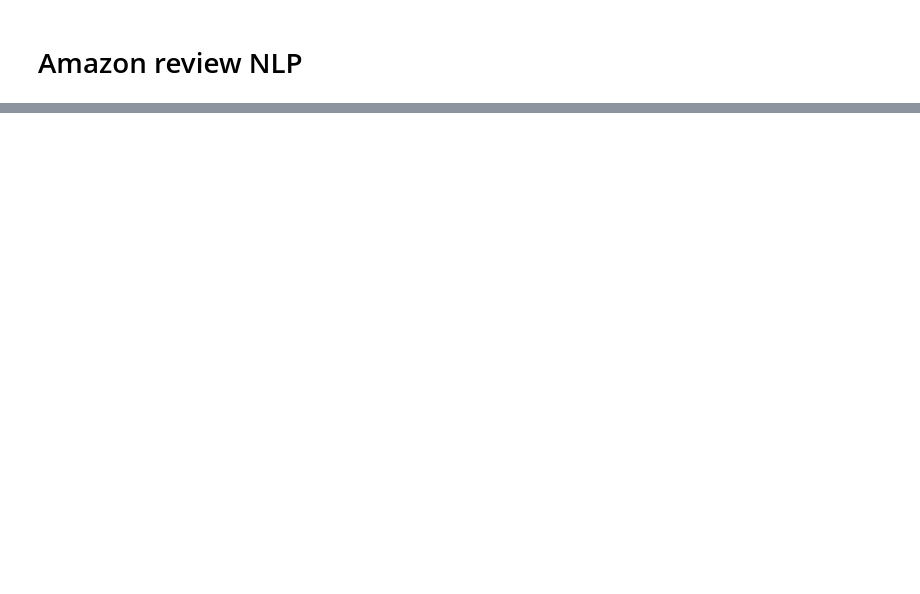
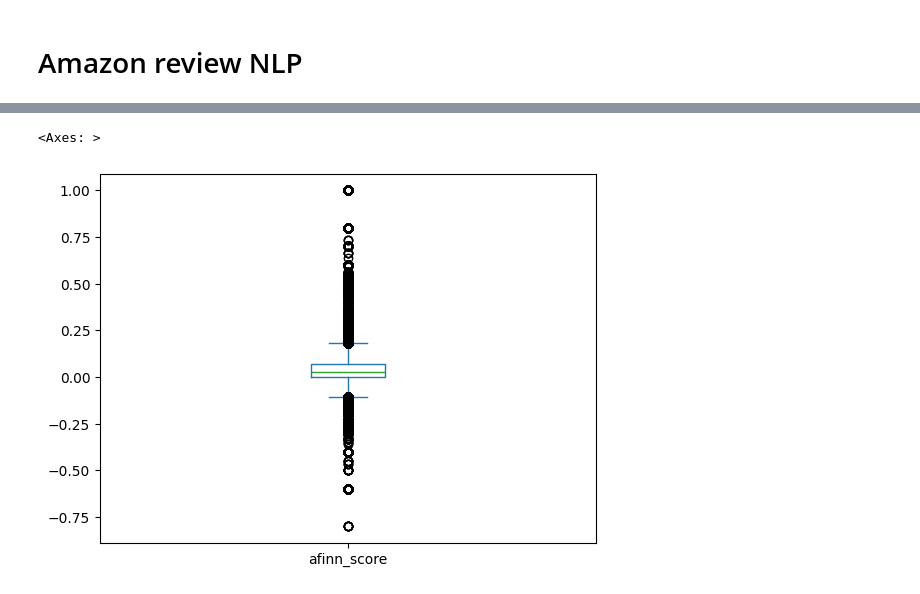
Before and after one commit to wj-484/wj-dspp-repo, a Jupyter notebook: review-nlp/Amazon-review-NLP.ipynb, the cells around one changed output, grey strips where cells are left out. Saved outputs shown, nothing was run; the diff lists cells and outputs as text; code cells hidden in the pictures; blank space fills up the shorter version.

```diff
--- a/review-nlp/Amazon-review-NLP.ipynb
+++ b/review-nlp/Amazon-review-NLP.ipynb
@@ -124,0 +261,17 @@ raw_reviews['afinn_score'] = raw_reviews['tokens'].progress_apply(normalised_afi
+# %%
+# Tokenize text
+from nltk.tokenize import word_tokenize
+
+raw_reviews['tokens'] = raw_reviews['cleaned_text'].progress_apply(word_tokenize)
+
+clear_output()
+# %%
+# Remove stopwords
+english_stopwords = set(nltk.corpus.stopwords.words('english'))
+
+def remove_stopwords(tokens):
+    return [token for token in tokens if token not in english_stopwords]
+
+raw_reviews['no_stopword_tokens'] = raw_reviews['tokens'].progress_apply(remove_stopwords)
+
+clear_output()
@@ -125,2 +282,14 @@ raw_reviews['afinn_score'] = raw_reviews['tokens'].progress_apply(normalised_afi
+# %%
+# Normalised Afinn score
+afinn = Afinn()
+
+def normalised_afinn(text):
+    afinn_score = afinn.score(text)
+    token_count = len(text.split())
+    return (afinn_score / token_count) / 5
+
+raw_reviews['afinn_score'] = raw_reviews['cleaned_text'].progress_apply(normalised_afinn)
+
+clear_output()
 # %%
 raw_reviews['afinn_score'].hist()
@@ -134,2 +298,0 @@ def vader_sentiment(tokens):
-# %%
-raw_reviews['vader_score'] = raw_reviews['tokens'].progress_apply(vader_sentiment)
@@ -151,0 +299,5 @@ for index, row in raw_reviews.sort_values(by=['rating', 'afinn_score', 'vader_sc
+# %%
+raw_reviews['afinn_score'].plot.box()
+# %% [output]
+<Axes: >
+[figure, added]
```
Also changed, not shown: parts of 103 cells of this notebook, 2 other files.
